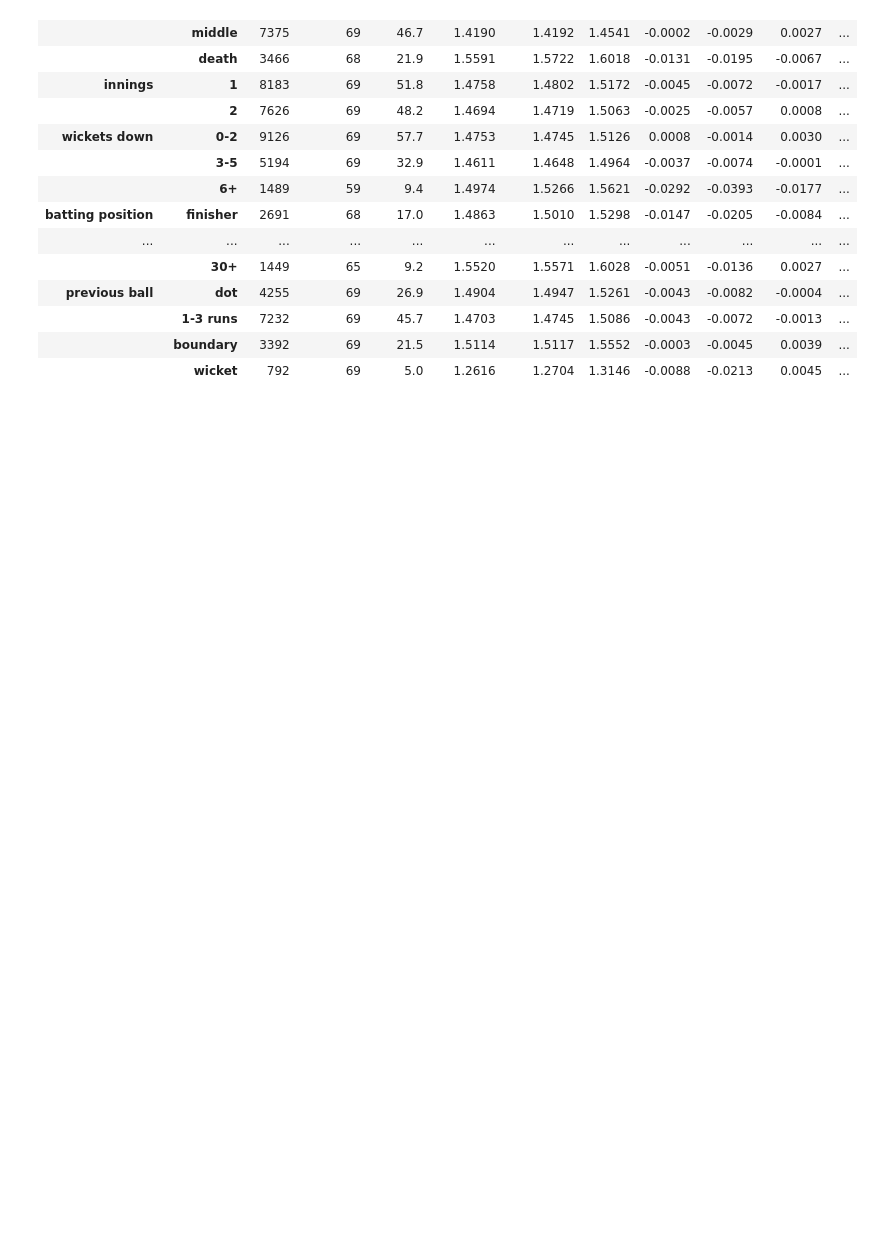
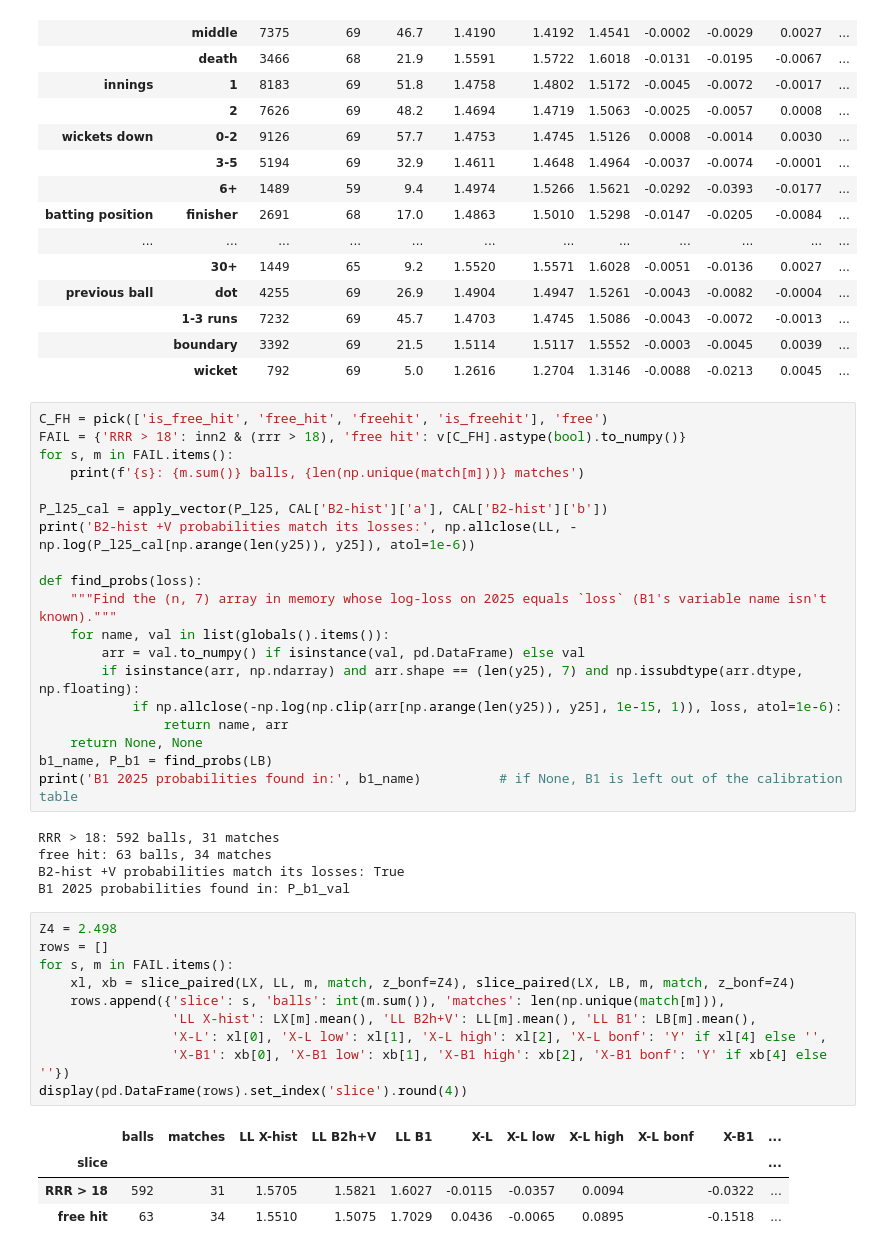
Before and after one commit to arjunnamburi/ml_death_overs_ipl, a Jupyter notebook: notebooks/models.ipynb, the cells around one changed output. Saved outputs shown, nothing was run; the diff lists cells and outputs as text; blank space fills up the shorter version.

```diff
--- a/notebooks/models.ipynb
+++ b/notebooks/models.ipynb
@@ -2170,3 +2170,42 @@ SL.to_csv(DATA + 'slices_2025.csv')
 |  | 1-3 runs | 7232 | 69 | 45.7 | 1.4703 | 1.4745 | 1.5086 | -0.0043 | -0.0072 | -0.0013 | ... |
 |  | boundary | 3392 | 69 | 21.5 | 1.5114 | 1.5117 | 1.5552 | -0.0003 | -0.0045 | 0.0039 | ... |
 |  | wicket | 792 | 69 | 5.0 | 1.2616 | 1.2704 | 1.3146 | -0.0088 | -0.0213 | 0.0045 | ... |
+# %%
+C_FH = pick(['is_free_hit', 'free_hit', 'freehit', 'is_freehit'], 'free')
+FAIL = {'RRR > 18': inn2 & (rrr > 18), 'free hit': v[C_FH].astype(bool).to_numpy()}
+for s, m in FAIL.items():
+    print(f'{s}: {m.sum()} balls, {len(np.unique(match[m]))} matches')
+
+P_l25_cal = apply_vector(P_l25, CAL['B2-hist']['a'], CAL['B2-hist']['b'])
+print('B2-hist +V probabilities match its losses:', np.allclose(LL, -np.log(P_l25_cal[np.arange(len(y25)), y25]), atol=1e-6))
+
+def find_probs(loss):
+    """Find the (n, 7) array in memory whose log-loss on 2025 equals `loss` (B1's variable name isn't known)."""
+    for name, val in list(globals().items()):
+        arr = val.to_numpy() if isinstance(val, pd.DataFrame) else val
+        if isinstance(arr, np.ndarray) and arr.shape == (len(y25), 7) and np.issubdtype(arr.dtype, np.floating):
+            if np.allclose(-np.log(np.clip(arr[np.arange(len(y25)), y25], 1e-15, 1)), loss, atol=1e-6):
+                return name, arr
+    return None, None
+b1_name, P_b1 = find_probs(LB)
+print('B1 2025 probabilities found in:', b1_name)          # if None, B1 is left out of the calibration table
+# %% [output]
+RRR > 18: 592 balls, 31 matches
+free hit: 63 balls, 34 matches
+B2-hist +V probabilities match its losses: True
+B1 2025 probabilities found in: P_b1_val
+# %%
+Z4 = 2.498
+rows = []
+for s, m in FAIL.items():
+    xl, xb = slice_paired(LX, LL, m, match, z_bonf=Z4), slice_paired(LX, LB, m, match, z_bonf=Z4)
+    rows.append({'slice': s, 'balls': int(m.sum()), 'matches': len(np.unique(match[m])),
+                 'LL X-hist': LX[m].mean(), 'LL B2h+V': LL[m].mean(), 'LL B1': LB[m].mean(),
+                 'X-L': xl[0], 'X-L low': xl[1], 'X-L high': xl[2], 'X-L bonf': 'Y' if xl[4] else '',
+                 'X-B1': xb[0], 'X-B1 low': xb[1], 'X-B1 high': xb[2], 'X-B1 bonf': 'Y' if xb[4] else ''})
+display(pd.DataFrame(rows).set_index('slice').round(4))
+# %% [output]
+|  | balls | matches | LL X-hist | LL B2h+V | LL B1 | X-L | X-L low | X-L high | X-L bonf | X-B1 | ... |
+| slice |  |  |  |  |  |  |  |  |  |  | ... |
+| RRR > 18 | 592 | 31 | 1.5705 | 1.5821 | 1.6027 | -0.0115 | -0.0357 | 0.0094 |  | -0.0322 | ... |
+| free hit | 63 | 34 | 1.5510 | 1.5075 | 1.7029 | 0.0436 | -0.0065 | 0.0895 |  | -0.1518 | ... |
```
Also changed, not shown: parts of 15 cells of this notebook.
